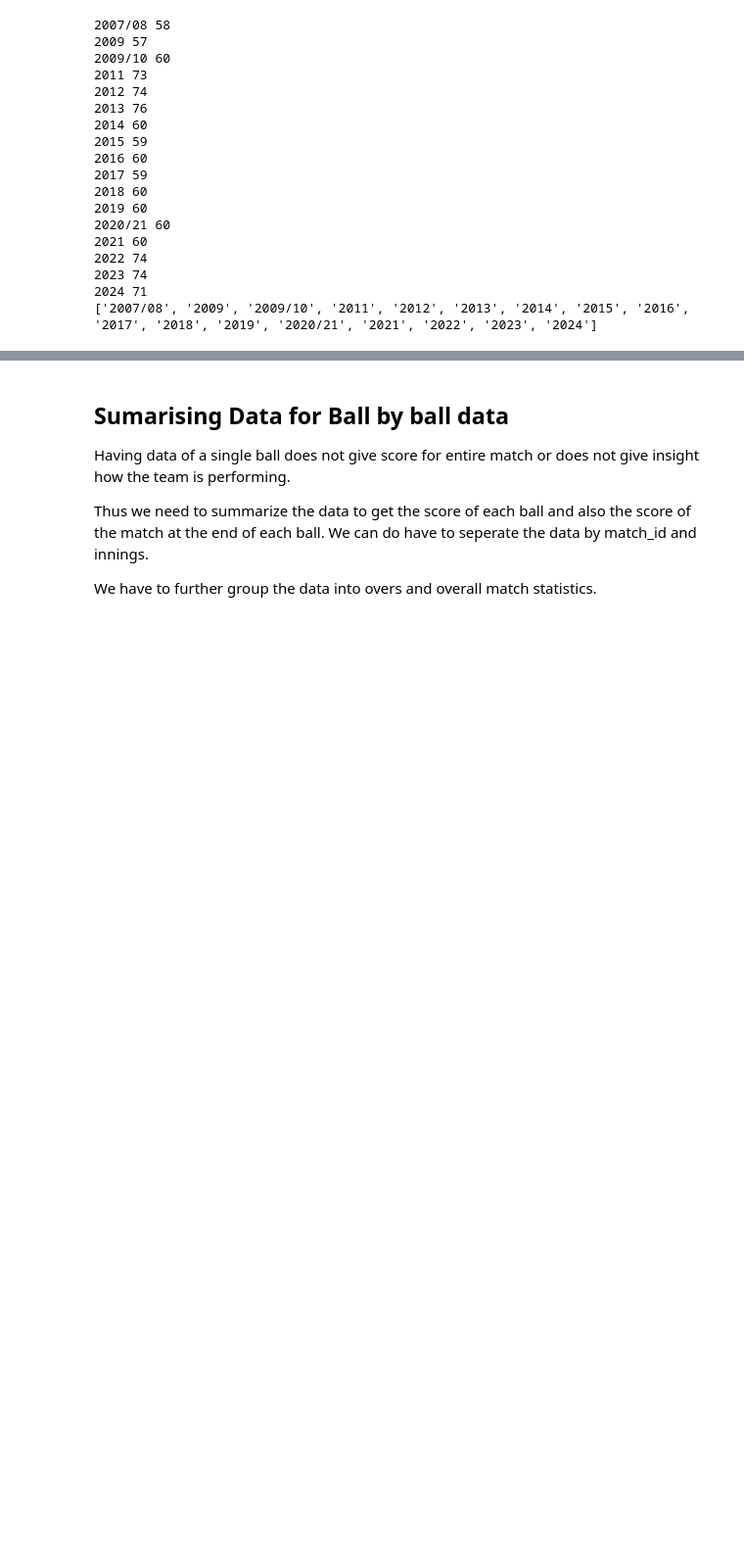
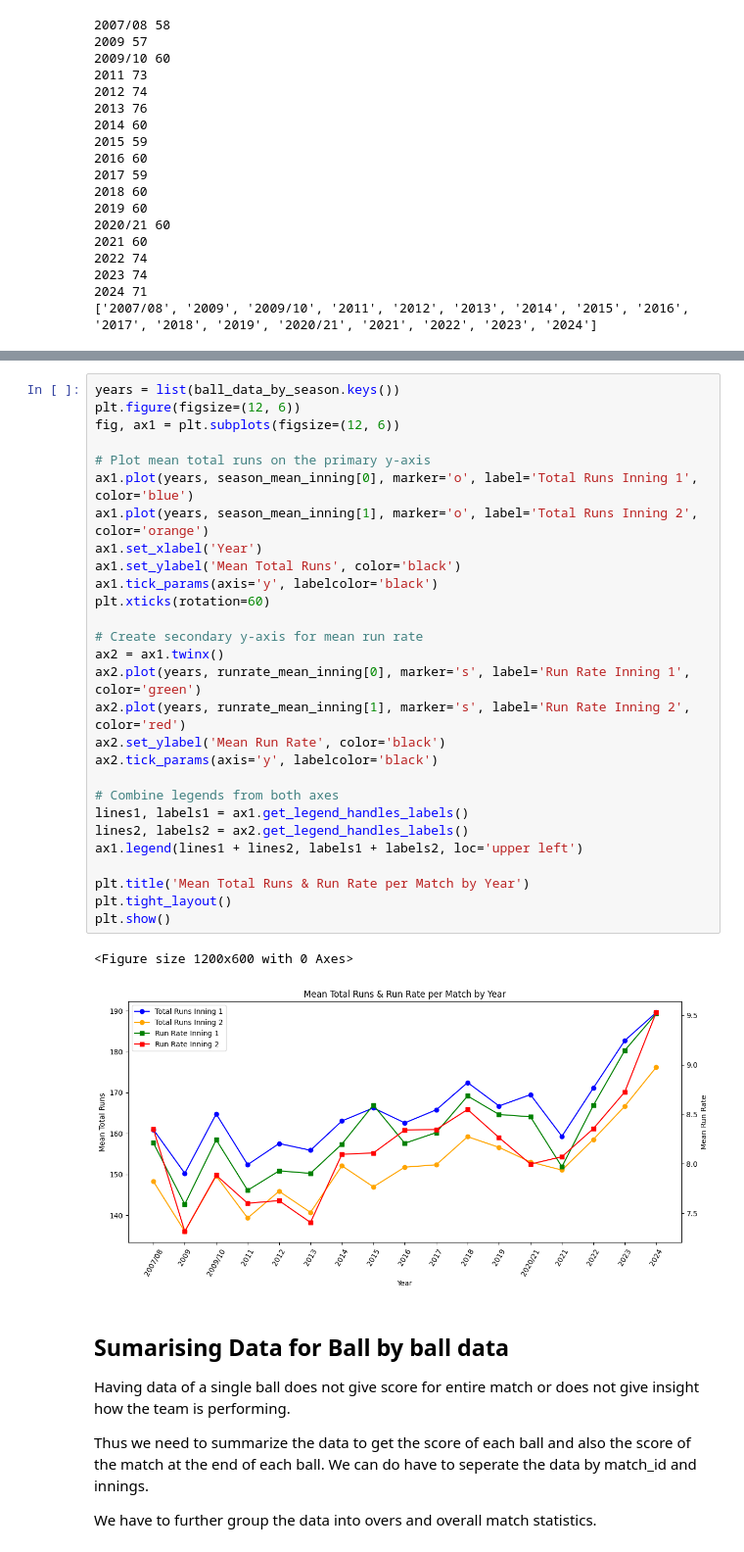
Before and after one commit to Yosemite0/Score_Predictor, a Jupyter notebook: eda.ipynb, the cells around one changed output, grey strips where cells are left out. Shown at 98% size. Cells and saved outputs as stored; diff of their text form; blank space fills up the shorter version.

```diff
--- a/eda.ipynb
+++ b/eda.ipynb
@@ -129,3 +161,34 @@ for season, df in ball_data_by_season.items():
+# %%
+years = list(ball_data_by_season.keys())
+plt.figure(figsize=(12, 6))
+fig, ax1 = plt.subplots(figsize=(12, 6))
+
+# Plot mean total runs on the primary y-axis
+ax1.plot(years, season_mean_inning[0], marker='o', label='Total Runs Inning 1', color='blue')
+ax1.plot(years, season_mean_inning[1], marker='o', label='Total Runs Inning 2', color='orange')
+ax1.set_xlabel('Year')
+ax1.set_ylabel('Mean Total Runs', color='black')
+ax1.tick_params(axis='y', labelcolor='black')
+plt.xticks(rotation=60)
+
+# Create secondary y-axis for mean run rate
+ax2 = ax1.twinx()
+ax2.plot(years, runrate_mean_inning[0], marker='s', label='Run Rate Inning 1', color='green')
+ax2.plot(years, runrate_mean_inning[1], marker='s', label='Run Rate Inning 2', color='red')
+ax2.set_ylabel('Mean Run Rate', color='black')
+ax2.tick_params(axis='y', labelcolor='black')
+
+# Combine legends from both axes
+lines1, labels1 = ax1.get_legend_handles_labels()
+lines2, labels2 = ax2.get_legend_handles_labels()
+ax1.legend(lines1 + lines2, labels1 + labels2, loc='upper left')
+
+plt.title('Mean Total Runs & Run Rate per Match by Year')
+plt.tight_layout()
+plt.show()
+# %% [output]
+<Figure size 1200x600 with 0 Axes>
+[figure, added]
 # %% [markdown]
 ## Sumarising Data for Ball by ball data
 
```
Also changed, not shown: parts of 3 cells of this notebook, 1 other file.
